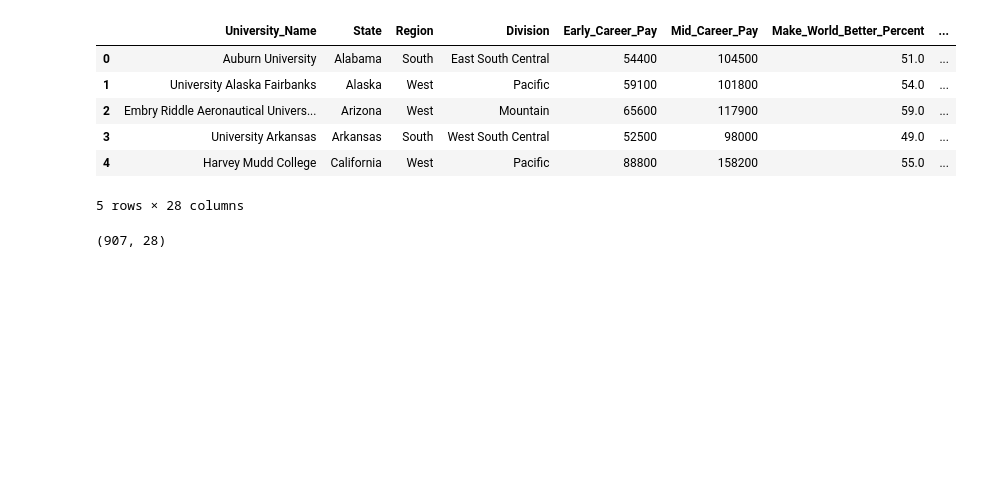
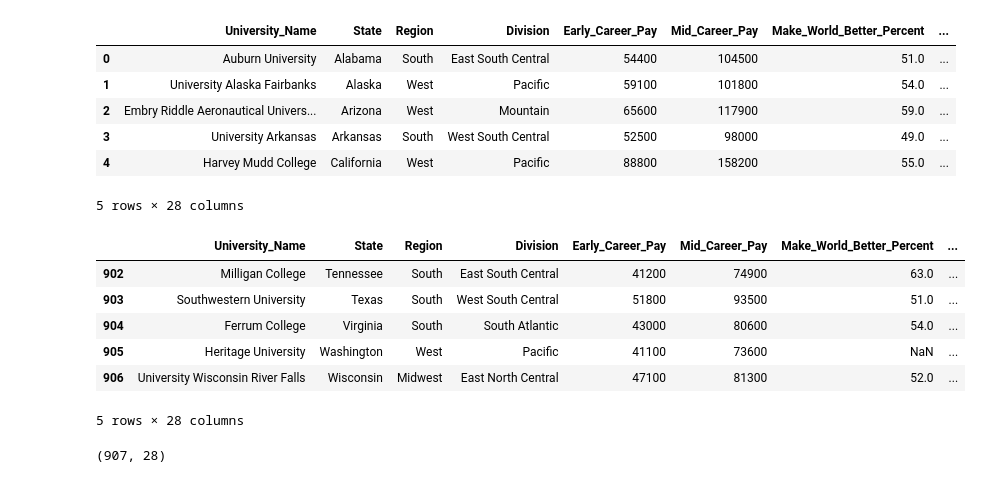
Before and after one commit to razon7/Group-Project, a Jupyter notebook: EDA/EDA_College_Statistics.ipynb, the cells around one changed output. Drawn from its saved outputs; the diff is of its cells as text; code cells hidden in the pictures; blank space fills up the shorter version.

```diff
--- a/EDA/EDA_College_Statistics.ipynb
+++ b/EDA/EDA_College_Statistics.ipynb
@@ -31,6 +31,16 @@ df.head()
 | 3 | University Arkansas | Arkansas | South | West South Central | 52500 | 98000 | 49.0 | ... |
 | 4 | Harvey Mudd College | California | West | Pacific | 88800 | 158200 | 55.0 | ... |
 5 rows × 28 columns
+# %%
+df.tail()
+# %% [output]
+|  | University_Name | State | Region | Division | Early_Career_Pay | Mid_Career_Pay | Make_World_Better_Percent | ... |
+| 902 | Milligan College | Tennessee | South | East South Central | 41200 | 74900 | 63.0 | ... |
+| 903 | Southwestern University | Texas | South | West South Central | 51800 | 93500 | 51.0 | ... |
+| 904 | Ferrum College | Virginia | South | South Atlantic | 43000 | 80600 | 54.0 | ... |
+| 905 | Heritage University | Washington | West | Pacific | 41100 | 73600 | NaN | ... |
+| 906 | University Wisconsin River Falls | Wisconsin | Midwest | East North Central | 47100 | 81300 | 52.0 | ... |
+5 rows × 28 columns
 # %%
 df.shape
 # %% [output]
```
